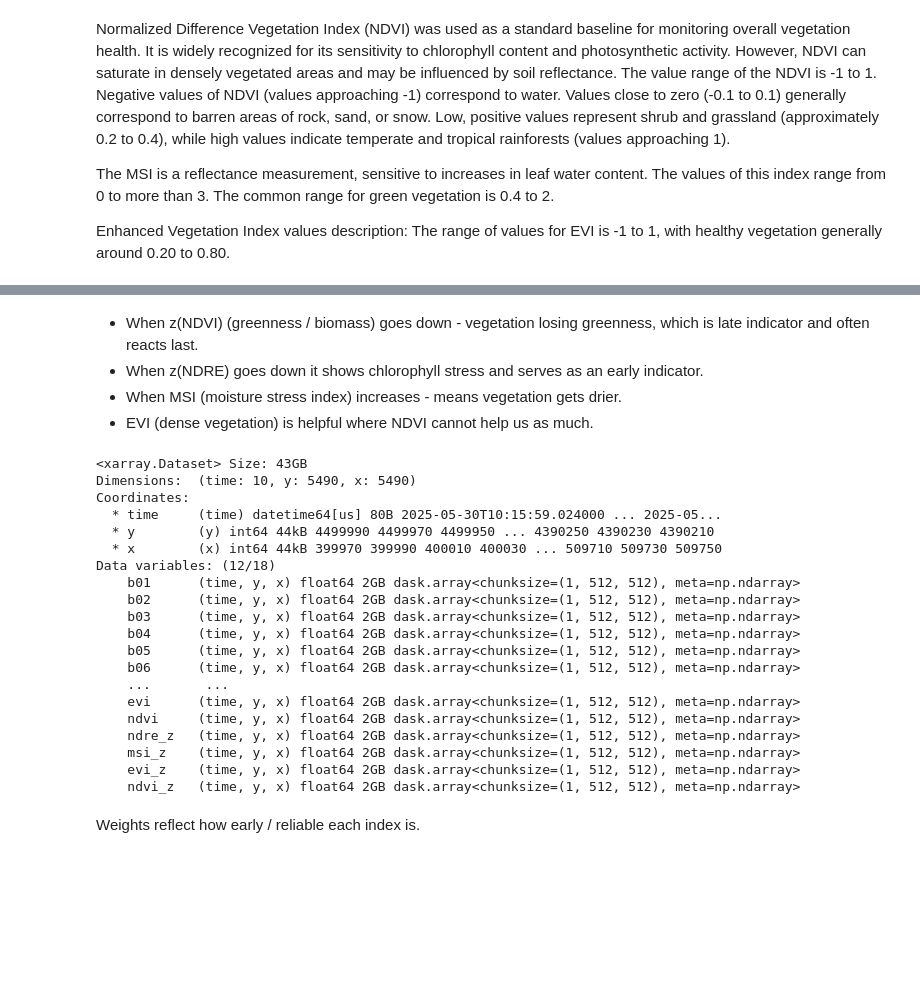
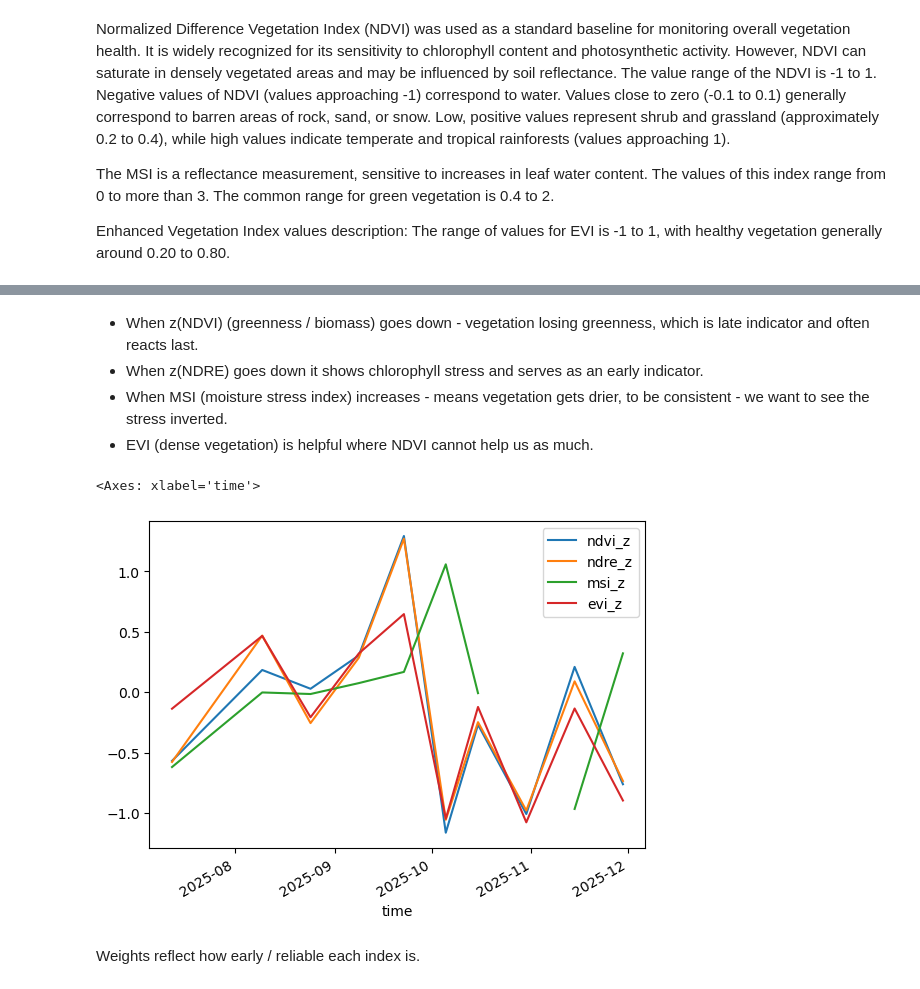
Before and after one commit to ana-sher/climate_analysis, a Jupyter notebook: notebooks/sentinel_data_exploration.ipynb, the cells around one changed output, grey strips where cells are left out. Drawn from its saved outputs; the diff is of its cells as text; code cells hidden in the pictures; blank space fills up the shorter version.

```diff
--- a/notebooks/sentinel_data_exploration.ipynb
+++ b/notebooks/sentinel_data_exploration.ipynb
@@ -155,35 +133,18 @@ combined.sel(x=combined.x[100], y=combined.y[100])[
 # %% [markdown]
 - When z(NDVI) (greenness / biomass) goes down - vegetation losing greenness, which is late indicator and often reacts last.
 - When z(NDRE) goes down it shows chlorophyll stress and serves as an early indicator.
-- When MSI (moisture stress index) increases - means vegetation gets drier.
+- When MSI (moisture stress index) increases - means vegetation gets drier, to be consistent - we want to see the stress inverted.
 - EVI (dense vegetation) is helpful where NDVI cannot help us as much.
 # %%
-combined['ndre_z'] = -1 * (combined['ndre'] - combined['ndre'].mean(dim='time')) / combined['ndre'].std(dim='time')
-combined['msi_z'] = (combined['msi'] - combined['msi'].mean(dim='time')) / combined['msi'].std(dim='time')
-combined['evi_z'] = -1 * (combined['evi'] - combined['evi'].mean(dim='time')) / combined['evi'].std(dim='time')
-combined['ndvi_z'] = -1 * (combined['ndvi'] - combined['ndvi'].mean(dim='time')) / combined['ndvi'].std(dim='time')
-combined
+combined['ndvi_z'] = (combined['ndvi'] - combined['ndvi'].mean(dim='time')) / combined['ndvi'].std(dim='time')
+combined['ndre_z'] = (combined['ndre'] - combined['ndre'].mean(dim='time')) / combined['ndre'].std(dim='time')
+combined['msi_z'] = -1 * (combined['msi'] - combined['msi'].mean(dim='time')) / combined['msi'].std(dim='time')
+combined['evi_z'] = (combined['evi'] - combined['evi'].mean(dim='time')) / combined['evi'].std(dim='time')
+
+combined[["ndvi_z","ndre_z","msi_z","evi_z"]].mean(dim=["y","x"]).to_dataframe().plot()
 # %% [output]
-<xarray.Dataset> Size: 43GB
-Dimensions:  (time: 10, y: 5490, x: 5490)
-Coordinates:
-  * time     (time) datetime64[us] 80B 2025-05-30T10:15:59.024000 ... 2025-05...
-  * y        (y) int64 44kB 4499990 4499970 4499950 ... 4390250 4390230 4390210
-  * x        (x) int64 44kB 399970 399990 400010 400030 ... 509710 509730 509750
-Data variables: (12/18)
-    b01      (time, y, x) float64 2GB dask.array<chunksize=(1, 512, 512), meta=np.ndarray>
-    b02      (time, y, x) float64 2GB dask.array<chunksize=(1, 512, 512), meta=np.ndarray>
-    b03      (time, y, x) float64 2GB dask.array<chunksize=(1, 512, 512), meta=np.ndarray>
-    b04      (time, y, x) float64 2GB dask.array<chunksize=(1, 512, 512), meta=np.ndarray>
-    b05      (time, y, x) float64 2GB dask.array<chunksize=(1, 512, 512), meta=np.ndarray>
-    b06      (time, y, x) float64 2GB dask.array<chunksize=(1, 512, 512), meta=np.ndarray>
-    ...       ...
-    evi      (time, y, x) float64 2GB dask.array<chunksize=(1, 512, 512), meta=np.ndarray>
-    ndvi     (time, y, x) float64 2GB dask.array<chunksize=(1, 512, 512), meta=np.ndarray>
-    ndre_z   (time, y, x) float64 2GB dask.array<chunksize=(1, 512, 512), meta=np.ndarray>
-    msi_z    (time, y, x) float64 2GB dask.array<chunksize=(1, 512, 512), meta=np.ndarray>
-    evi_z    (time, y, x) float64 2GB dask.array<chunksize=(1, 512, 512), meta=np.ndarray>
-    ndvi_z   (time, y, x) float64 2GB dask.array<chunksize=(1, 512, 512), meta=np.ndarray>
+<Axes: xlabel='time'>
+[figure, added]
 # %% [markdown]
 Weights reflect how early / reliable each index is.
 # %%
```
Also changed, not shown: parts of 16 cells of this notebook.
